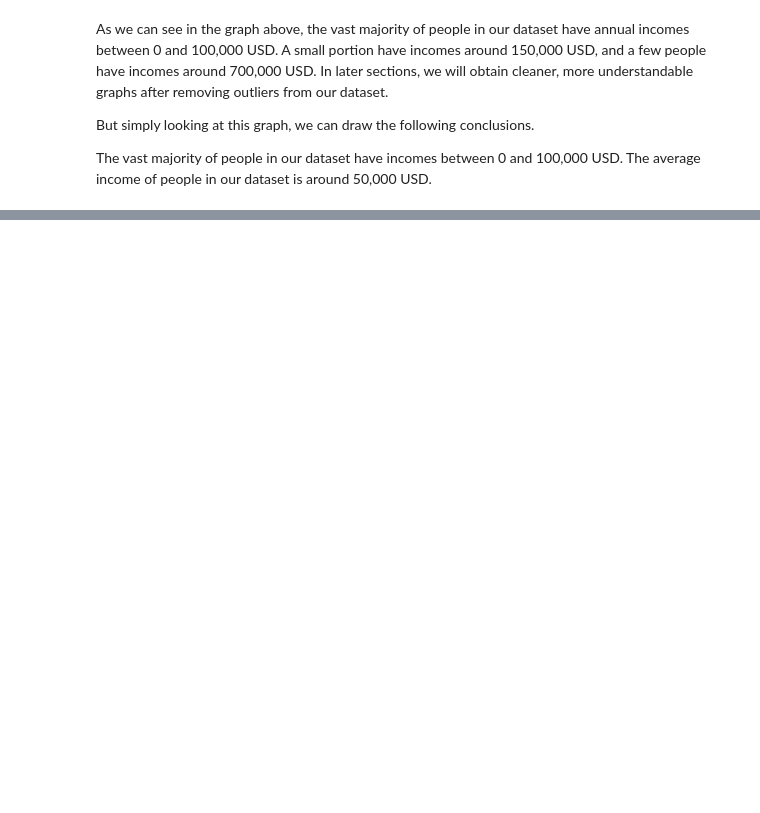
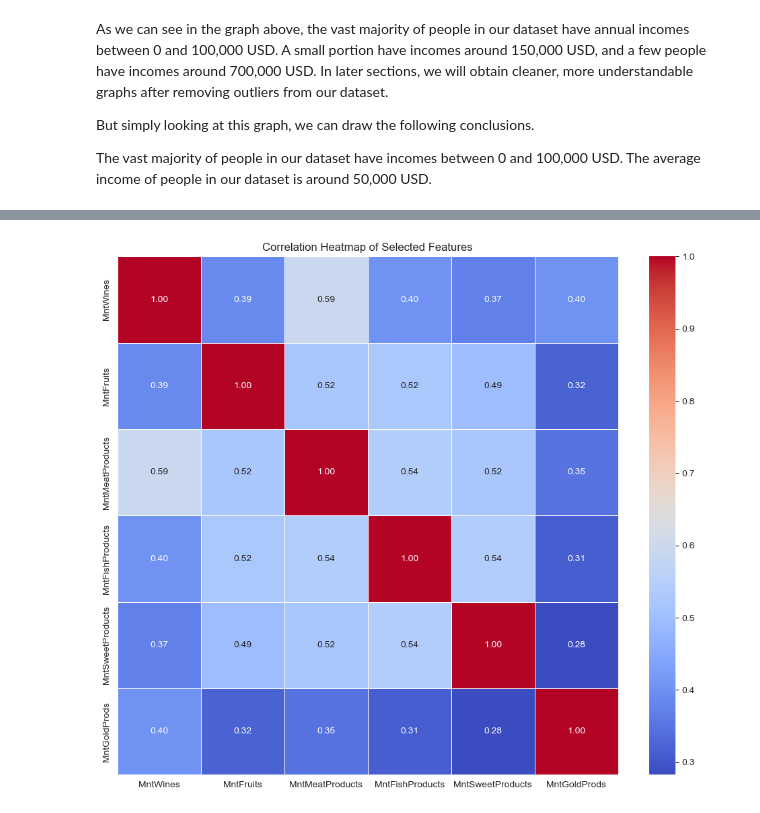
Before and after one commit to vkr93/Data-Science-and-Machine-Learning-INDE-577---Spring-2024-, a Jupyter notebook: Unsupervised Learning/1_K_means_Clustering/k_means_clustering.ipynb, the cells around one changed output, grey strips where cells are left out. Cells and saved outputs as stored; diff of their text form; code cells hidden in the pictures; blank space fills up the shorter version.

```diff
--- a/Unsupervised Learning/1_K_means_Clustering/k_means_clustering.ipynb
+++ b/Unsupervised Learning/1_K_means_Clustering/k_means_clustering.ipynb
@@ -211,0 +263,2 @@ for variable in numeric_variables:
+# %%
+data["Income"] = data["Income"].fillna(np.mean(data.Income))
@@ -211,0 +267,7 @@ for variable in numeric_variables:
+# %%
+#Removing individuals with income greater than $400,000:
+data = data.drop(data[data.Income > 400000].index)
+#Removing individuals born before 1935:
+data = data.drop(data[data.Year_Birth < 1935].index)
+#Removing individuals born after 2004:
+data = data.drop(data[data.Year_Birth > 2004].index)
@@ -211,0 +276,24 @@ for variable in numeric_variables:
+# %%
+from collections import Counter
+
+def detect_outliers(data, features):
+    outlier_indices = []
+
+    for feature in features:
+        # 1st quartile
+        Q1 = np.percentile(data[feature], 25)
+        # 3rd quartile
+        Q3 = np.percentile(data[feature], 75)
+        # IQR
+        IQR = Q3 - Q1
+        # Outlier step
+        outlier_step = IQR * 1.5
+        # Detect outliers and their indices
+        outlier_list_col = data[(data[feature] < Q1 - outlier_step) | (data[feature] > Q3 + outlier_step)].index
+        # Store indices
+        outlier_indices.extend(outlier_list_col)
+
+    outlier_indices_counter = Counter(outlier_indices)
+    multiple_outliers = [index for index, count in outlier_indices_counter.items() if count > 1]
+
+    return multiple_outliers
@@ -211,0 +316,12 @@ for variable in numeric_variables:
+# %%
+data = data.drop(detect_outliers(data,["Year_Birth", "Income", "Kidhome", "Teenhome", "Recency", "MntWines", "MntFruits", "MntMeatProducts", "MntFishProducts", "MntSweetProducts", "MntGoldProds", "NumDealsPurchases", "NumWebPurchases", "NumCatalogPurchases", "NumStorePurchases", "NumWebVisitsMonth"]),axis = 0).reset_index(drop = True)
+# %%
+features_list = ["MntWines", "MntFruits", "MntMeatProducts", "MntFishProducts", "MntSweetProducts", "MntGoldProds"]
+correlation_matrix = data[features_list].corr()
+
+plt.figure(figsize=(12, 10))
+sns.heatmap(correlation_matrix, annot=True, fmt=".2f", cmap="coolwarm", linewidths=.5)
+plt.title("Correlation Heatmap of Selected Features")
+plt.show()
+# %% [output]
+[figure, added]
```
Also changed, not shown: parts of 19 cells of this notebook.
